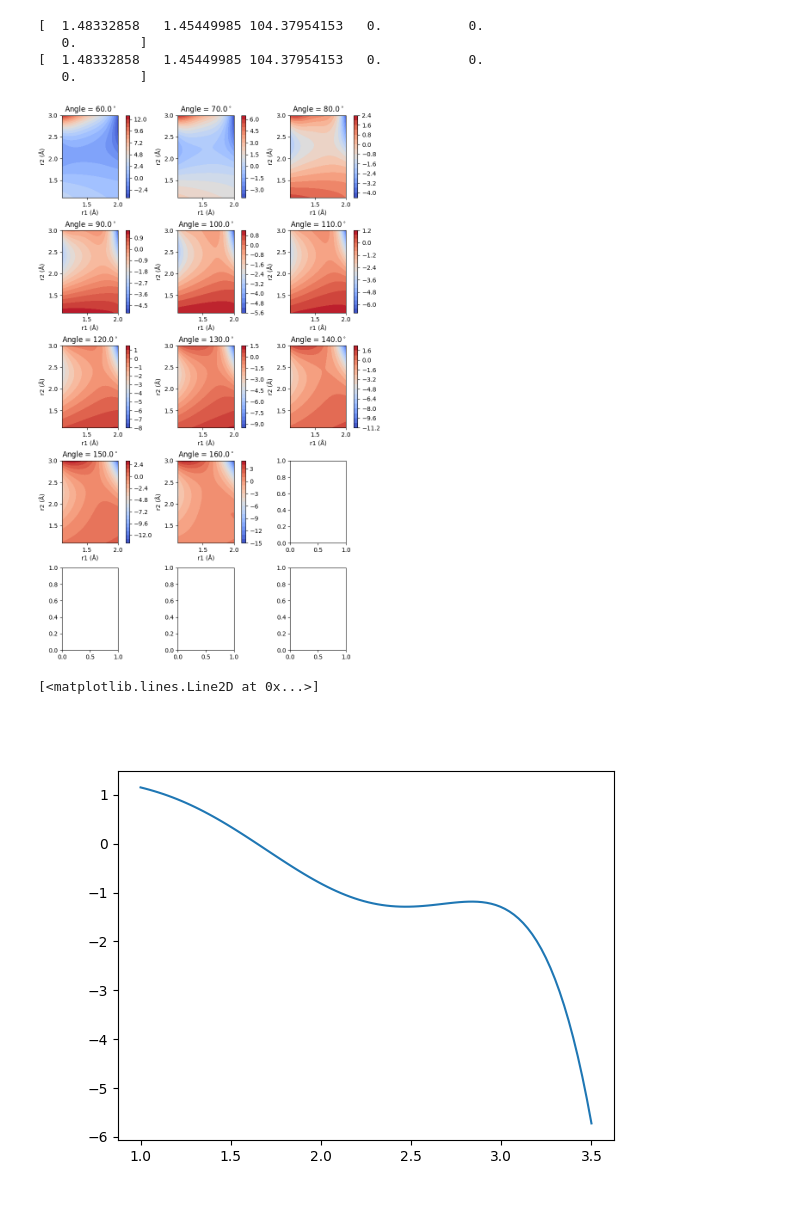
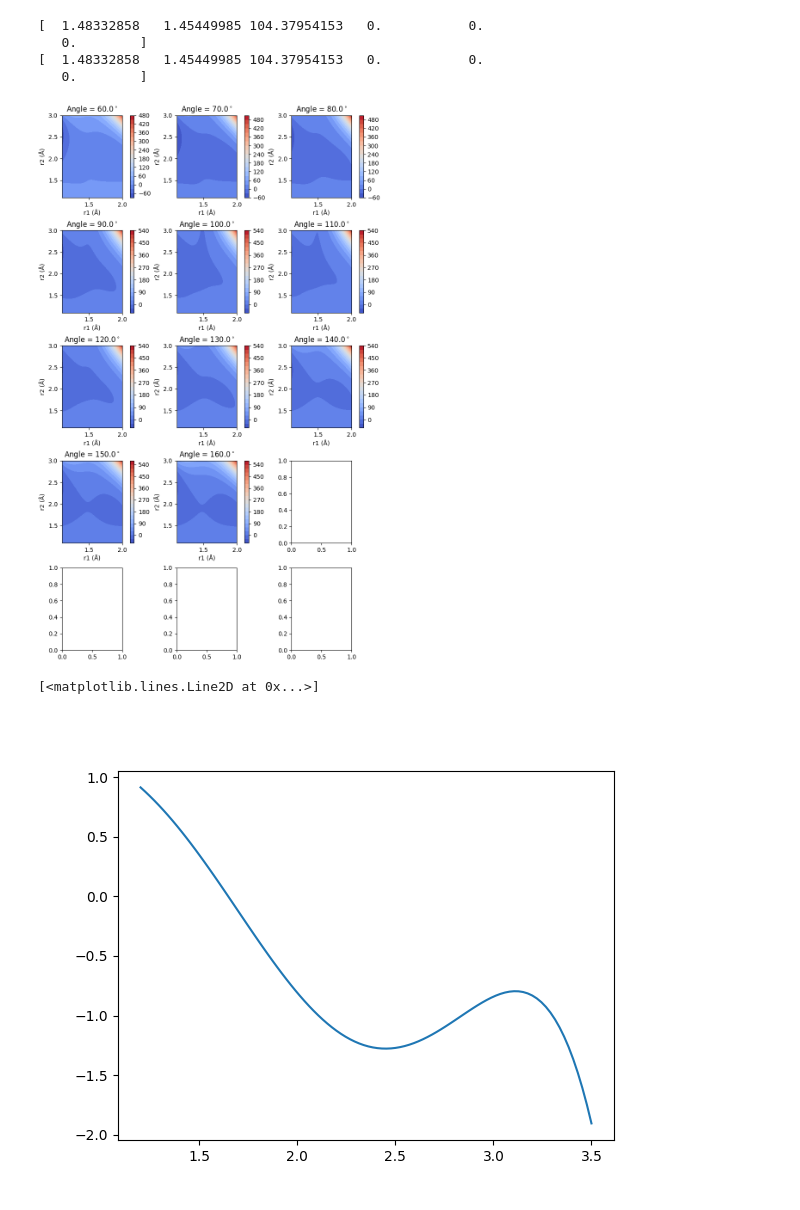
Before and after one commit to R-y-a-n-M-o-k/HPO, a Jupyter notebook: HPO_DMS/plot_fitted_dms.ipynb, the cells around one changed output. Cells and saved outputs as stored; diff of their text form; code cells hidden in the pictures.

```diff
--- a/HPO_DMS/plot_fitted_dms.ipynb
+++ b/HPO_DMS/plot_fitted_dms.ipynb
@@ -7,7 +7,8 @@ import pandas as pd
 from matplotlib import cm
 import make_HPO_dms as mdms
 # %%
-HPO_DMS_x_file, HPO_DMS_z_file = 'HPO_dms_x_2.txt', 'HPO_dms_z.txt'
+HPO_DMS_x_file, HPO_DMS_z_file = 'HPO_dms_f12_x.txt', 'HPO_dms_f12_z.txt'
+#HPO_DMS_x_file, HPO_DMS_z_file = 'HPO_dms_4th_order_x.txt', 'HPO_dms_4th_order_z.txt'
 print(mdms.get_non_linear_p(HPO_DMS_x_file))
 print(mdms.get_non_linear_p(HPO_DMS_z_file))
 # %% [output]
@@ -61,18 +66,26 @@ for i in range(len(a_grid)):
     )
     plt.colorbar(contour, ax=ax[i])
 # %% [output]
-[figure, old version]
+[figure, new version]
 # %%
-vals = [0.148350247959E+01, 0.0, 104.0]
+geometry1d = np.zeros((100, 3))
+equilibriums = np.array([1.4833,
+                         0.145448124026E+01,
+                         104.3977])
 
-geometry1d = np.zeros((100, 3))
+#equilibriums = np.array([1.80,
+#                         0.145448124026E+01,
+#                         104.3977])
+
 for j in range(3):
-    geometry1d[:, j] = vals[j]
+    geometry1d[:, j] = equilibriums[j]
 
-geometry1d[:, 1] = np.linspace(1.0,3.5, 100)
+geometry1d[:, 1] = np.linspace(1.2,3.5, 100)
 
 plt.figure()
-plt.plot(geometry1d[:, 1], dms_x(geometry1d), label='DMS')
+
+plt.plot(geometry1d[:, 1], dms_x(geometry1d), label='x-component')
+#plt.plot(geometry1d[:, 1], dms_z(geometry1d), label='z-component')
 # %% [output]
 [<matplotlib.lines.Line2D at 0x...>]
-[figure, old version]
+[figure, new version]
```
Also changed, not shown: parts of 1 cell of this notebook, 18 other files.
